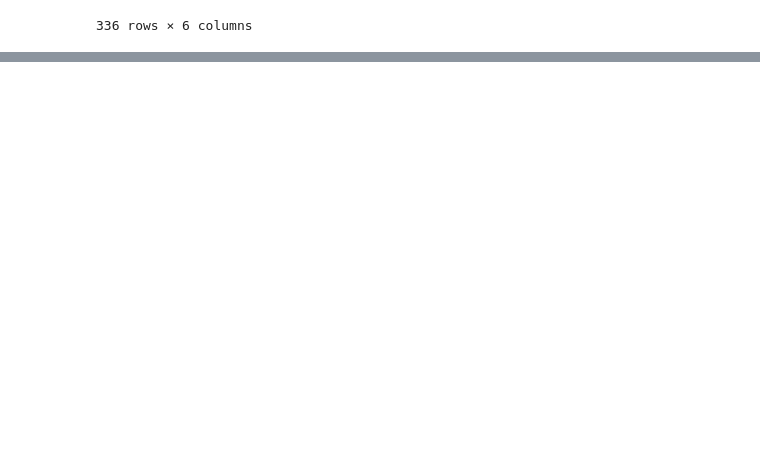
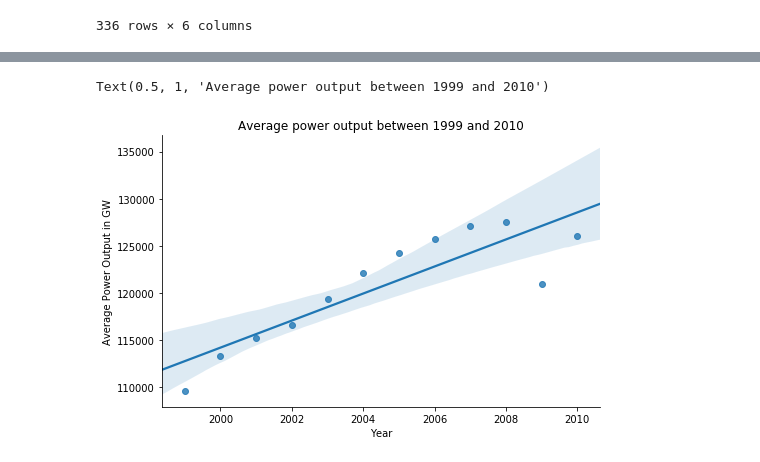
Before and after one commit to darkD3mon/climate-change-htw-2019, a Jupyter notebook: R_Tasks.ipynb, the cells around one changed output, grey strips where cells are left out. Drawn from its saved outputs; the diff is of its cells as text; code cells hidden in the pictures; blank space fills up the shorter version.

```diff
--- a/R_Tasks.ipynb
+++ b/R_Tasks.ipynb
@@ -123,0 +158,12 @@ Ttest_indResult(statistic=-0.38960366104053373, pvalue=0.6983620105843156)
+# %%
+#Grouping the data by year and calculating the mean
+market_size_mean = market_size.groupby(['TIME']).mean()
+market_size_mean.reset_index(level=0, inplace = True)
+sns.lmplot(x = 'TIME', y = 'Value', data = market_size_mean, height=4.5, aspect=1.6)
+ax = plt.gca()
+ax.set_xlabel('Year')
+ax.set_ylabel('Average Power Output in GW')
+ax.set_title('Average power output between 1999 and 2010')
+# %% [output]
+Text(0.5, 1, 'Average power output between 1999 and 2010')
+[figure, added]
```
Also changed, not shown: parts of 11 cells of this notebook, 2 other files.
